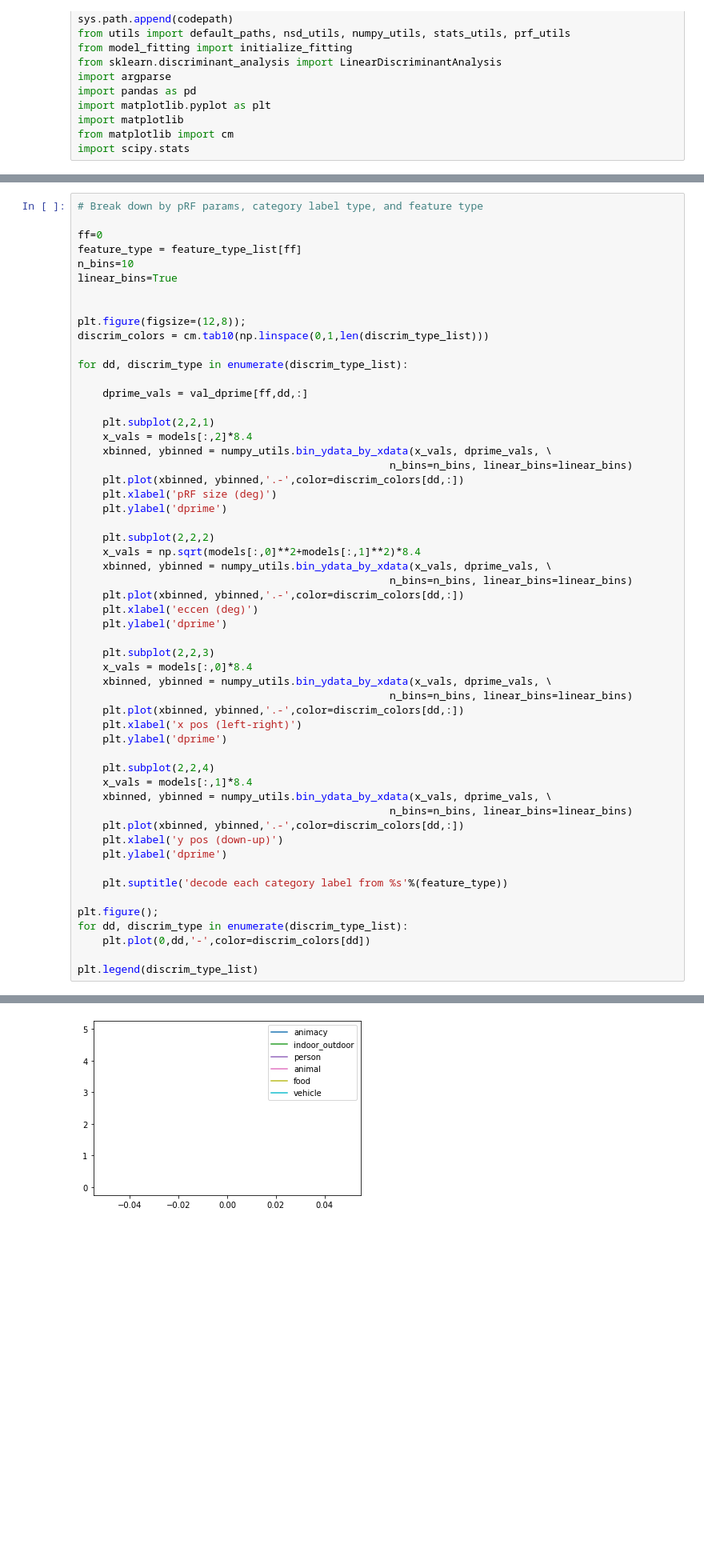
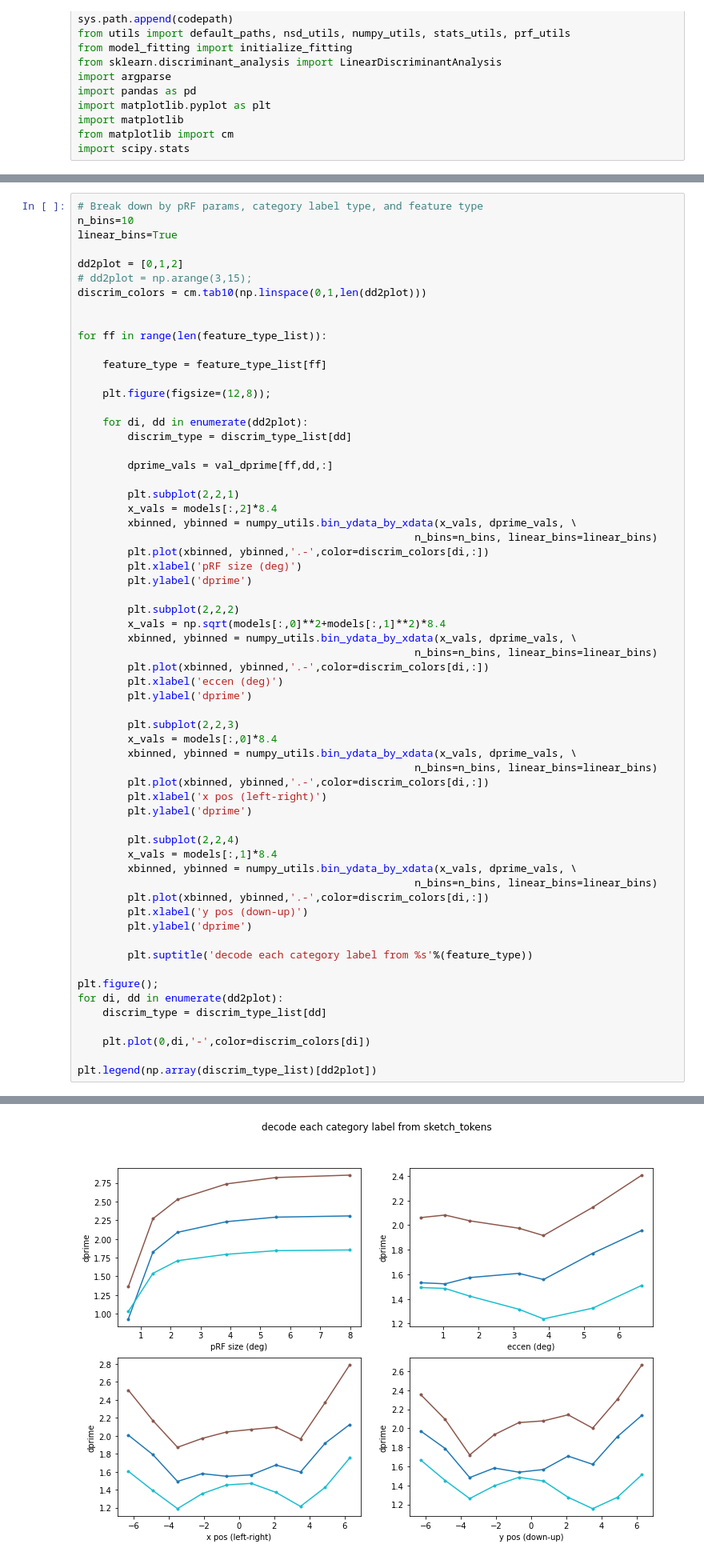
Before and after one commit to mmhenderson/modfit, a Jupyter notebook: notebooks/other_analyses/plot_semantic_decoding_from_features.ipynb, the cells around one changed output, grey strips where cells are left out. Shown at 80% size. Saved outputs shown, nothing was run; the diff lists cells and outputs as text; blank space fills up the shorter version.

```diff
--- a/notebooks/other_analyses/plot_semantic_decoding_from_features.ipynb
+++ b/notebooks/other_analyses/plot_semantic_decoding_from_features.ipynb
@@ -219,57 +379,64 @@ plt.suptitle('average decodability of each attribute from raw features\naveraged
 # %%
 # Break down by pRF params, category label type, and feature type
-
-ff=0
-feature_type = feature_type_list[ff]
 n_bins=10
 linear_bins=True
 
+dd2plot = [0,1,2]
+# dd2plot = np.arange(3,15);
+discrim_colors = cm.tab10(np.linspace(0,1,len(dd2plot)))
 
-plt.figure(figsize=(12,8));
-discrim_colors = cm.tab10(np.linspace(0,1,len(discrim_type_list)))
 
-for dd, discrim_type in enumerate(discrim_type_list):
+for ff in range(len(feature_type_list)):
 
-    dprime_vals = val_dprime[ff,dd,:]
+    feature_type = feature_type_list[ff]
 
-    plt.subplot(2,2,1)
-    x_vals = models[:,2]*8.4
-    xbinned, ybinned = numpy_utils.bin_ydata_by_xdata(x_vals, dprime_vals, \
-                                                  n_bins=n_bins, linear_bins=linear_bins)
-    plt.plot(xbinned, ybinned,'.-',color=discrim_colors[dd,:])
-    plt.xlabel('pRF size (deg)')
-    plt.ylabel('dprime')
+    plt.figure(figsize=(12,8));
 
-    plt.subplot(2,2,2)
-    x_vals = np.sqrt(models[:,0]**2+models[:,1]**2)*8.4
-    xbinned, ybinned = numpy_utils.bin_ydata_by_xdata(x_vals, dprime_vals, \
-                                                  n_bins=n_bins, linear_bins=linear_bins)
-    plt.plot(xbinned, ybinned,'.-',color=discrim_colors[dd,:])
-    plt.xlabel('eccen (deg)')
-    plt.ylabel('dprime')
+    for di, dd in enumerate(dd2plot):
+        discrim_type = discrim_type_list[dd]
 
-    plt.subplot(2,2,3)
-    x_vals = models[:,0]*8.4
-    xbinned, ybinned = numpy_utils.bin_ydata_by_xdata(x_vals, dprime_vals, \
-                                                  n_bins=n_bins, linear_bins=linear_bins)
-    plt.plot(xbinned, ybinned,'.-',color=discrim_colors[dd,:])
-    plt.xlabel('x pos (left-right)')
-    plt.ylabel('dprime')
+        dprime_vals = val_dprime[ff,dd,:]
 
-    plt.subplot(2,2,4)
-    x_vals = models[:,1]*8.4
-    xbinned, ybinned = numpy_utils.bin_ydata_by_xdata(x_vals, dprime_vals, \
-                                                  n_bins=n_bins, linear_bins=linear_bins)
-    plt.plot(xbinned, ybinned,'.-',color=discrim_colors[dd,:])
-    plt.xlabel('y pos (down-up)')
-    plt.ylabel('dprime')
+        plt.subplot(2,2,1)
+        x_vals = models[:,2]*8.4
+        xbinned, ybinned = numpy_utils.bin_ydata_by_xdata(x_vals, dprime_vals, \
+                                                      n_bins=n_bins, linear_bins=linear_bins)
+        plt.plot(xbinned, ybinned,'.-',color=discrim_colors[di,:])
+        plt.xlabel('pRF size (deg)')
+        plt.ylabel('dprime')
 
-    plt.suptitle('decode each category label from %s'%(feature_type))
+        plt.subplot(2,2,2)
+        x_vals = np.sqrt(models[:,0]**2+models[:,1]**2)*8.4
+        xbinned, ybinned = numpy_utils.bin_ydata_by_xdata(x_vals, dprime_vals, \
+                                                      n_bins=n_bins, linear_bins=linear_bins)
+        plt.plot(xbinned, ybinned,'.-',color=discrim_colors[di,:])
+        plt.xlabel('eccen (deg)')
+        plt.ylabel('dprime')
+
+        plt.subplot(2,2,3)
+        x_vals = models[:,0]*8.4
+        xbinned, ybinned = numpy_utils.bin_ydata_by_xdata(x_vals, dprime_vals, \
+                                                      n_bins=n_bins, linear_bins=linear_bins)
+        plt.plot(xbinned, ybinned,'.-',color=discrim_colors[di,:])
+        plt.xlabel('x pos (left-right)')
+        plt.ylabel('dprime')
+
+        plt.subplot(2,2,4)
+        x_vals = models[:,1]*8.4
+        xbinned, ybinned = numpy_utils.bin_ydata_by_xdata(x_vals, dprime_vals, \
+                                                      n_bins=n_bins, linear_bins=linear_bins)
+        plt.plot(xbinned, ybinned,'.-',color=discrim_colors[di,:])
+        plt.xlabel('y pos (down-up)')
+        plt.ylabel('dprime')
+
+        plt.suptitle('decode each category label from %s'%(feature_type))
 
 plt.figure();
-for dd, discrim_type in enumerate(discrim_type_list):
-    plt.plot(0,dd,'-',color=discrim_colors[dd])
+for di, dd in enumerate(dd2plot):
+    discrim_type = discrim_type_list[dd]
 
-plt.legend(discrim_type_list)
+    plt.plot(0,di,'-',color=discrim_colors[di])
+
+plt.legend(np.array(discrim_type_list)[dd2plot])
 # %% [output]
 <matplotlib.legend.Legend at 0x...>
@@ -277 +444 @@ plt.legend(discrim_type_list)
-[figure, old version]
+[figure, new version]
```
Also changed, not shown: parts of 29 cells of this notebook, 7 other files.
